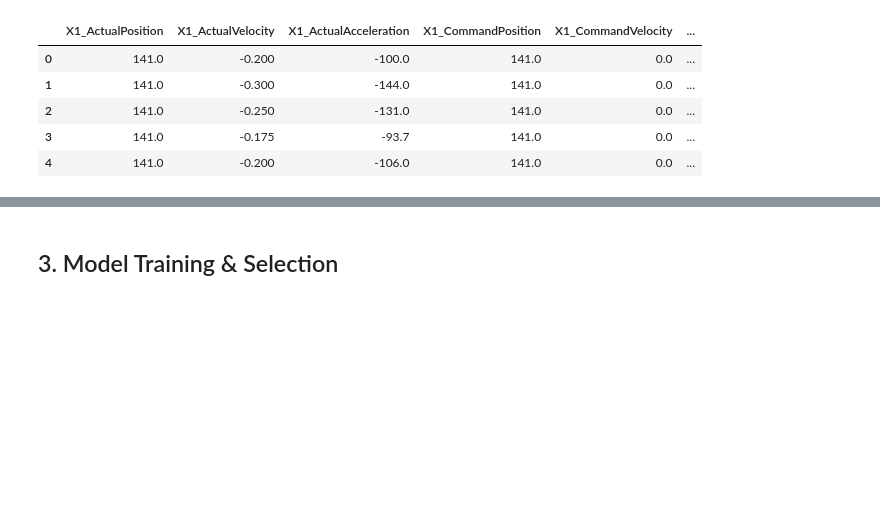
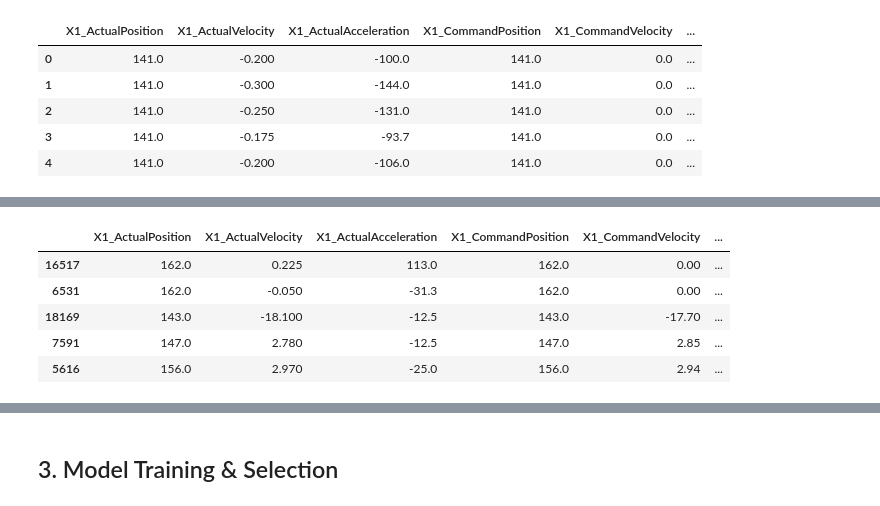
Before and after one commit to ayuba7272/millToolWear_caseStudy, a Jupyter notebook: CNC_MillWearCaseStudy.ipynb, the cells around one changed output, grey strips where cells are left out. Cells and saved outputs as stored; diff of their text form; code cells hidden in the pictures; blank space fills up the shorter version.

```diff
--- a/CNC_MillWearCaseStudy.ipynb
+++ b/CNC_MillWearCaseStudy.ipynb
@@ -475,0 +497,9 @@ ZeroDivisionError: ignored
+# %%
+all_exp_data.sample(5)   #shows sample n rows of the data
+# %% [output]
+|  | X1_ActualPosition | X1_ActualVelocity | X1_ActualAcceleration | X1_CommandPosition | X1_CommandVelocity | ... |
+| 16517 | 162.0 | 0.225 | 113.0 | 162.0 | 0.00 | ... |
+| 6531 | 162.0 | -0.050 | -31.3 | 162.0 | 0.00 | ... |
+| 18169 | 143.0 | -18.100 | -12.5 | 143.0 | -17.70 | ... |
+| 7591 | 147.0 | 2.780 | -12.5 | 147.0 | 2.85 | ... |
+| 5616 | 156.0 | 2.970 | -25.0 | 156.0 | 2.94 | ... |
```
Also changed, not shown: parts of 14 cells of this notebook.
